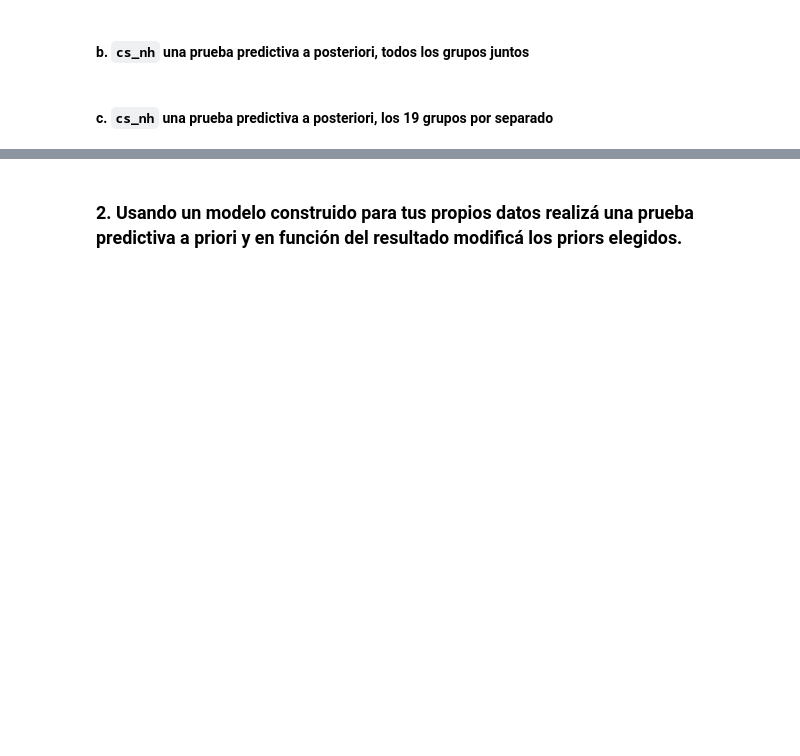
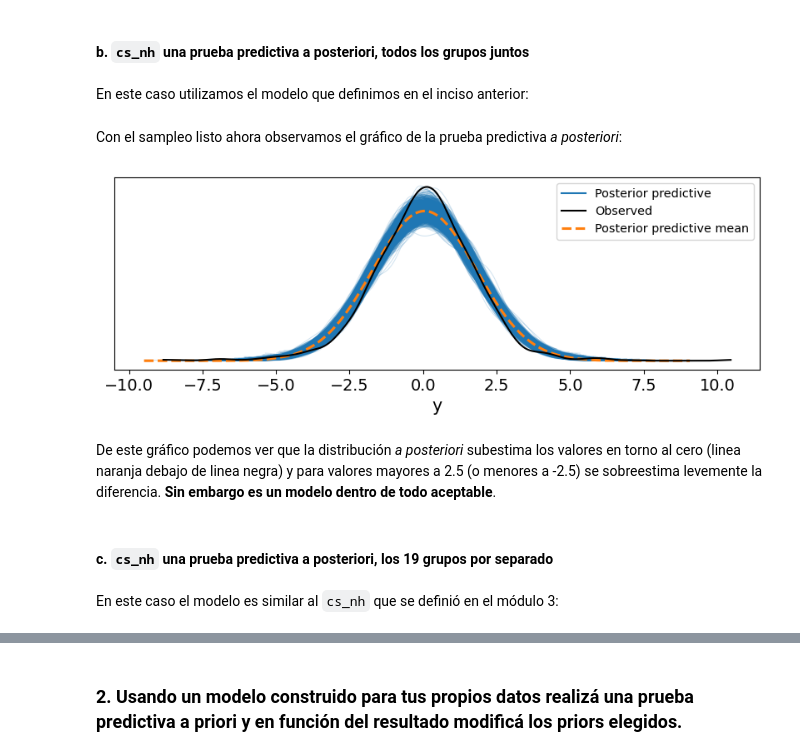
Before and after one commit to Gerardo1909/EEI2_ejercicios, a Jupyter notebook: ejercicios/modulo4.ipynb, the cells around one changed output, grey strips where cells are left out. Cells and saved outputs as stored; diff of their text form; code cells hidden in the pictures; blank space fills up the shorter version.

```diff
--- a/ejercicios/modulo4.ipynb
+++ b/ejercicios/modulo4.ipynb
@@ -19,4 +51,20 @@ WARNING (pytensor.configdefaults): g++ not detected!  PyTensor will be unable to
 # %% [markdown]
 #### b. `cs_nh`  una prueba predictiva a posteriori, todos los grupos juntos
+# %% [markdown]
+En este caso utilizamos el modelo que definimos en el inciso anterior:
+# %%
+with cs_nh_grupos_juntos:
+    idata_cs_nh_juntos_posterior = pm.sample(progressbar=False)
+    idata_cs_nh_juntos_posterior.extend(pm.sample_posterior_predictive(idata_cs_nh_juntos_posterior, progressbar=False))
+# %% [markdown]
+Con el sampleo listo ahora observamos el gráfico de la prueba predictiva *a posteriori*:
+# %%
+ax = az.plot_ppc(idata_cs_nh_juntos_posterior, figsize=(10, 5))
+# %% [output]
+[figure, added]
+# %% [markdown]
+De este gráfico podemos ver que la distribución *a posteriori* subestima los valores en torno al cero (linea naranja debajo de linea negra) y para valores mayores a 2.5 (o menores a -2.5) se sobreestima levemente la diferencia. **Sin embargo es un modelo dentro de todo aceptable**.
 # %% [markdown]
 #### c. `cs_nh` una prueba predictiva a posteriori, los 19 grupos por separado
+# %% [markdown]
+En este caso el modelo es similar al `cs_nh` que se definió en el módulo 3:
```
Also changed, not shown: parts of 51 cells of this notebook, 1 other file.
